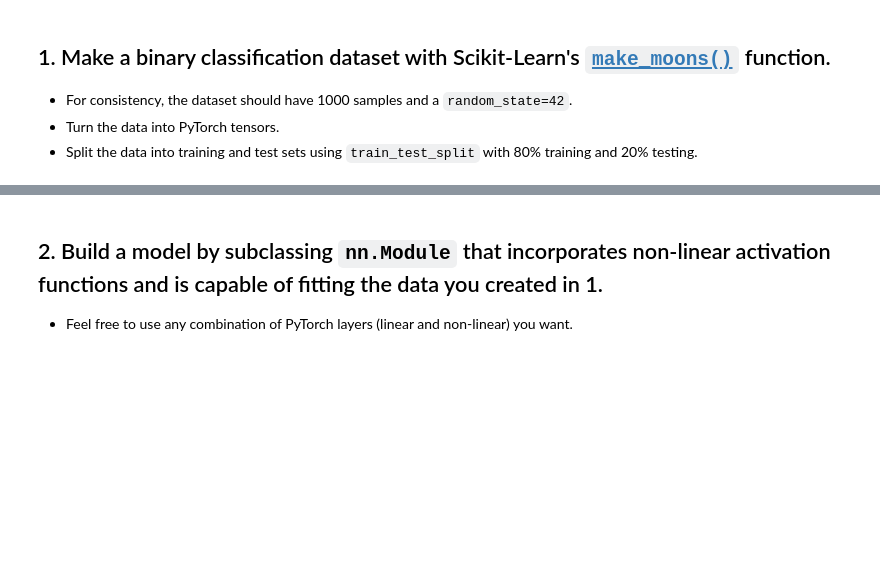
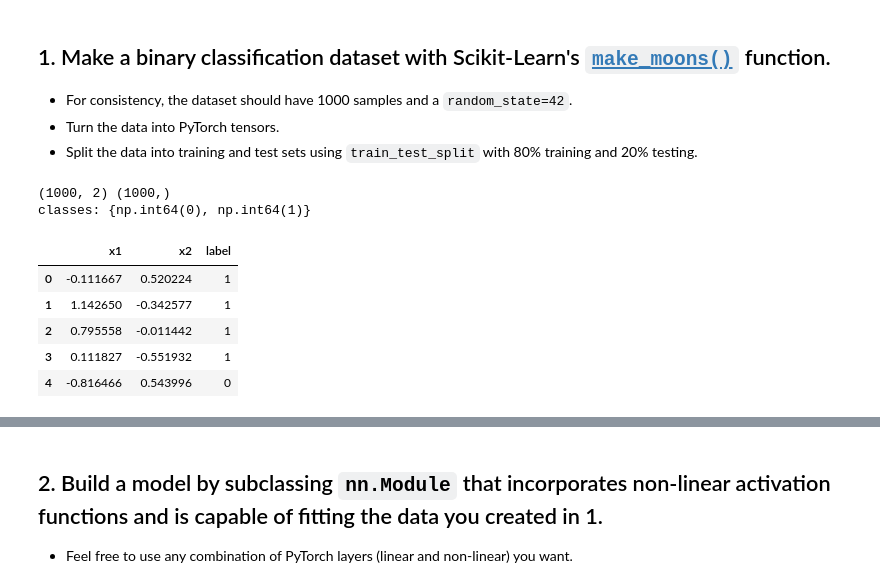
Before and after one commit to Avichay3/Full-training, a Jupyter notebook: Copy_of_02_pytorch_classification_exercises.ipynb, the cells around one changed output, grey strips where cells are left out. Cells and saved outputs as stored; diff of their text form; code cells hidden in the pictures; blank space fills up the shorter version.

```diff
--- a/Copy_of_02_pytorch_classification_exercises.ipynb
+++ b/Copy_of_02_pytorch_classification_exercises.ipynb
@@ -45,0 +37,29 @@ from sklearn.model_selection import train_test_split
+# %%
+# create a dataset with scikit-learn's make_moons()
+from sklearn.datasets import make_moons
+
+n_samples = 1000
+X, y = make_moons(n_samples=n_samples, noise=0.2, random_state=42)
+
+print(X.shape, y.shape)
+print("classes:", set(y))
+# %% [output]
+(1000, 2) (1000,)
+classes: {np.int64(0), np.int64(1)}
+# %%
+# turn data into a dataframe (just for a quick look)
+import pandas as pd
+
+moons_df = pd.DataFrame({
+    "x1": X[:, 0],
+    "x2": X[:, 1],
+    "label": y
+})
+moons_df.head()
+# %% [output]
+|  | x1 | x2 | label |
+| 0 | -0.111667 | 0.520224 | 1 |
+| 1 | 1.142650 | -0.342577 | 1 |
+| 2 | 0.795558 | -0.011442 | 1 |
+| 3 | 0.111827 | -0.551932 | 1 |
+| 4 | -0.816466 | 0.543996 | 0 |
```
Also changed, not shown: parts of 11 cells of this notebook.
